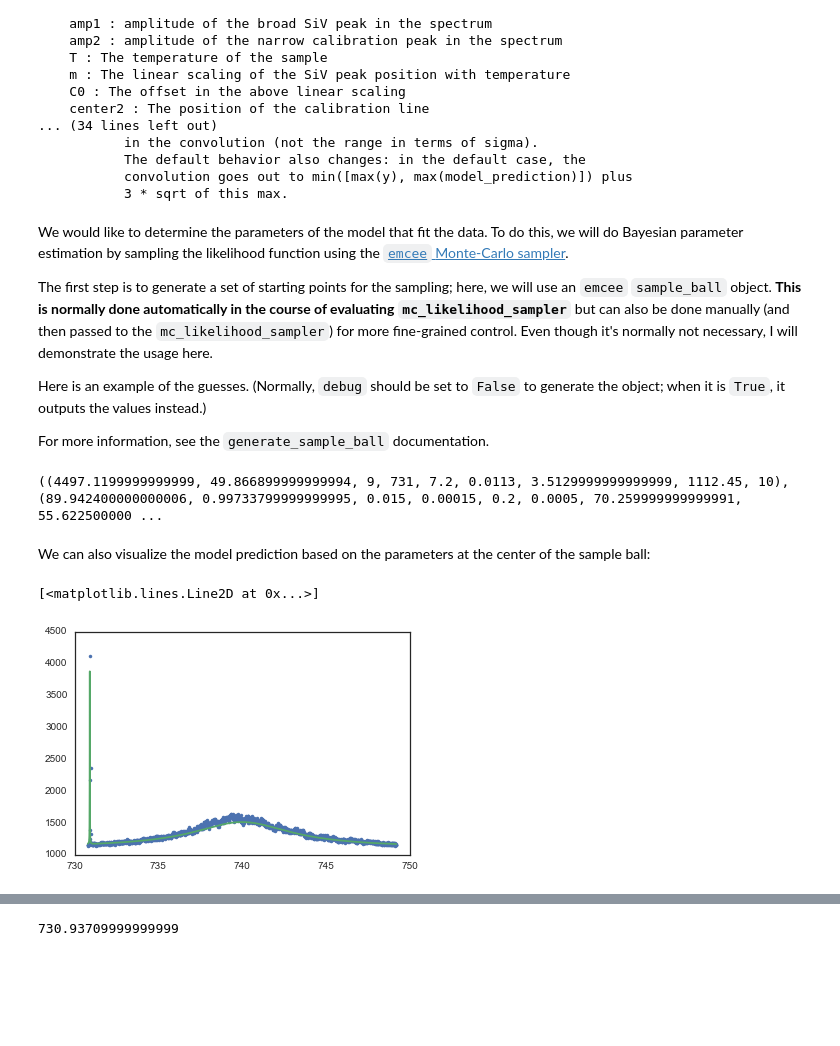
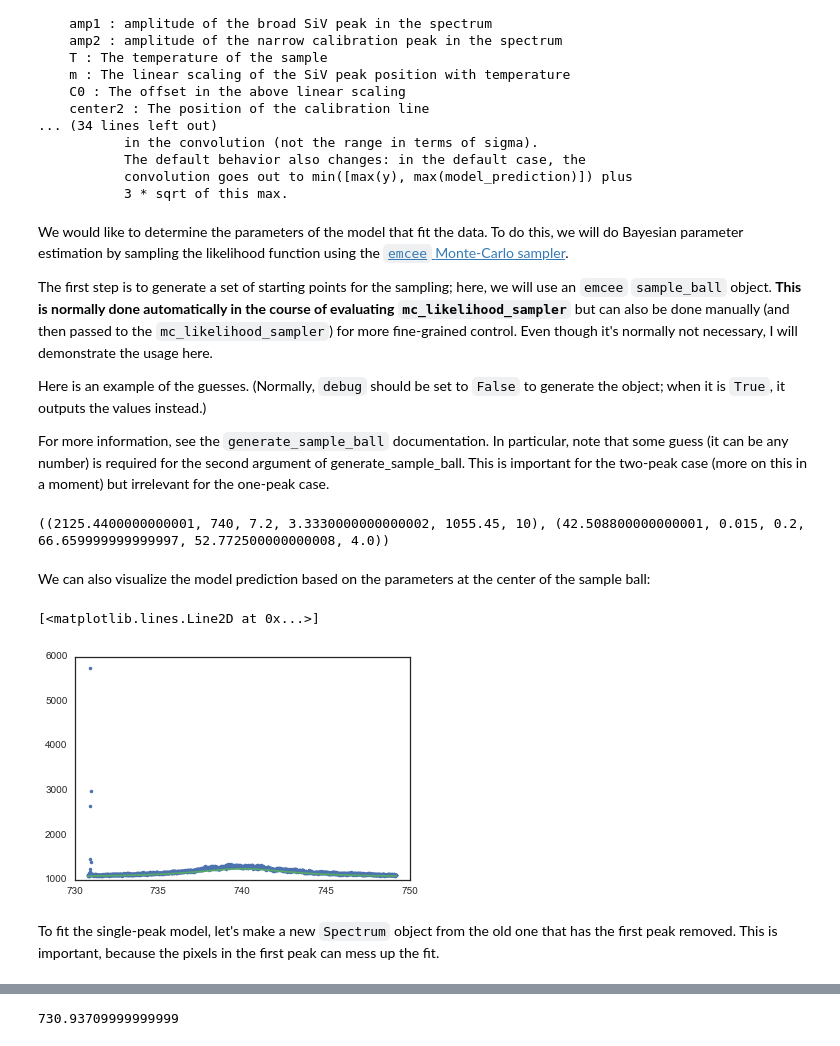
Before and after one commit to ruffinevans/sivtempfit, a Jupyter notebook: tutorial.ipynb, the cells around one changed output, grey strips where cells are left out. Cells and saved outputs as stored; diff of their text form; code cells hidden in the pictures; blank space fills up the shorter version.

```diff
--- a/tutorial.ipynb
+++ b/tutorial.ipynb
@@ -138,16 +166,18 @@ The first step is to generate a set of starting points for the sampling; here, w
 
 Here is an example of the guesses. (Normally, `debug` should be set to `False` to generate the object; when it is `True`, it outputs the values instead.)
 
-For more information, see the `generate_sample_ball` documentation.
+For more information, see the `generate_sample_ball` documentation. In particular, note that some guess (it can be any number) is required for the second argument of generate_sample_ball. This is important for the two-peak case (more on this in a moment) but irrelevant for the one-peak case.
 # %%
-print(mc.generate_sample_ball(test_spectrum, 731, debug = True))
+print(mc.generate_sample_ball(test_spectrum, 731, num_peaks = 1, debug = True))
 # %% [output]
-((4497.1199999999999, 49.866899999999994, 9, 731, 7.2, 0.0113, 3.5129999999999999, 1112.45, 10), (89.942400000000006, 0.99733799999999995, 0.015, 0.00015, 0.2, 0.0005, 70.259999999999991, 55.622500000 ...
+((2125.4400000000001, 740, 7.2, 3.3330000000000002, 1055.45, 10), (42.508800000000001, 0.015, 0.2, 66.659999999999997, 52.772500000000008, 4.0))
 # %% [markdown]
 We can also visualize the model prediction based on the parameters at the center of the sample ball:
 # %%
 plt.plot(test_spectrum.data['xdata'], test_spectrum.data['ydata1'], ".")
-plt.plot(test_spectrum.data['xdata'], mc.generate_sample_ball(test_spectrum, 730.9, return_y_values=True), "-")
+plt.plot(test_spectrum.data['xdata'], mc.generate_sample_ball(test_spectrum, 730.9, 1, return_y_values=True), "-")
 # %% [output]
 [<matplotlib.lines.Line2D at 0x...>]
-[figure, old version]
+[figure, new version]
+# %% [markdown]
+To fit the single-peak model, let's make a new `Spectrum` object from the old one that has the first peak removed. This is important, because the pixels in the first peak can mess up the fit.
```
Also changed, not shown: parts of 63 cells of this notebook, 1 other file.
